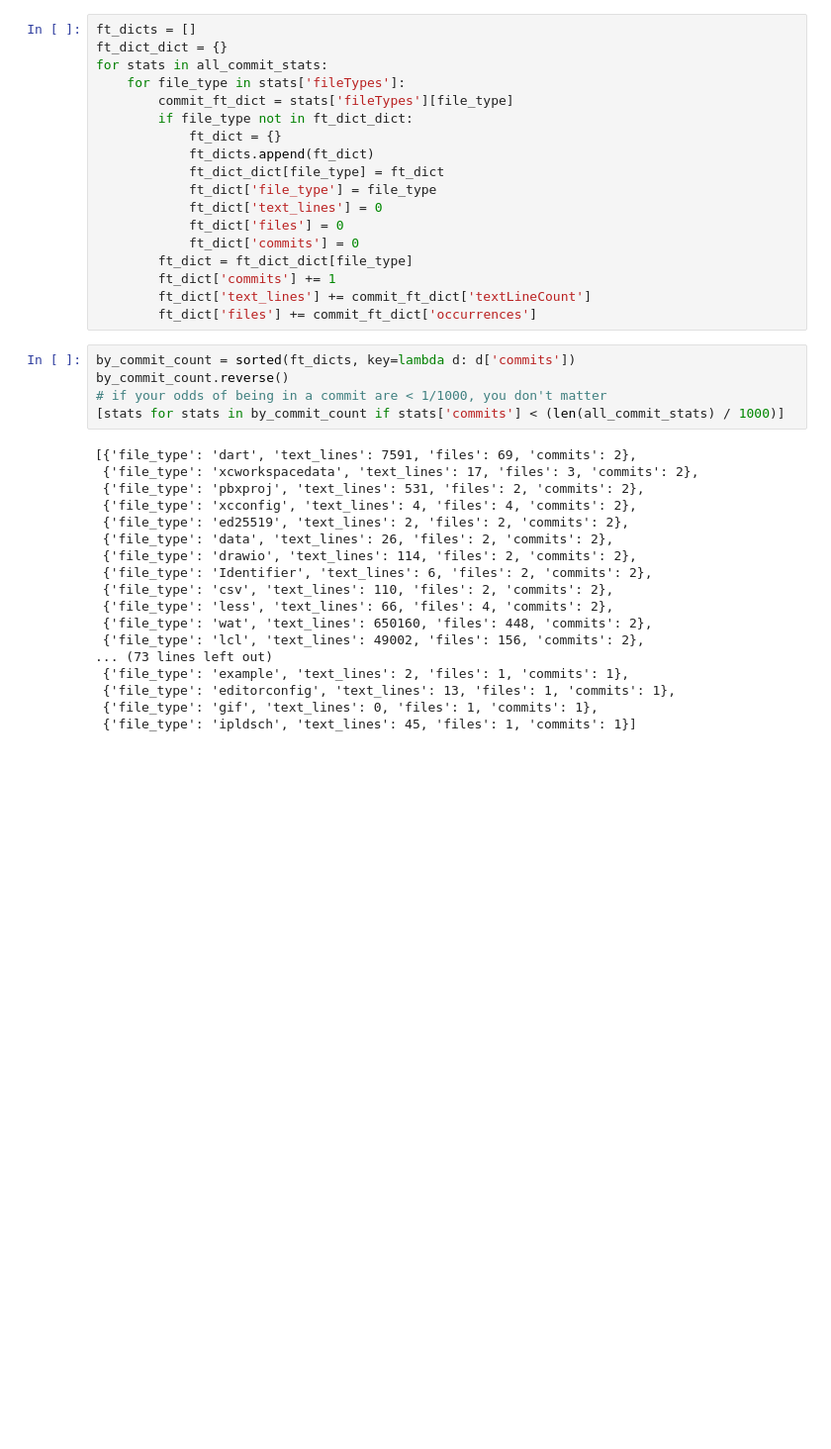
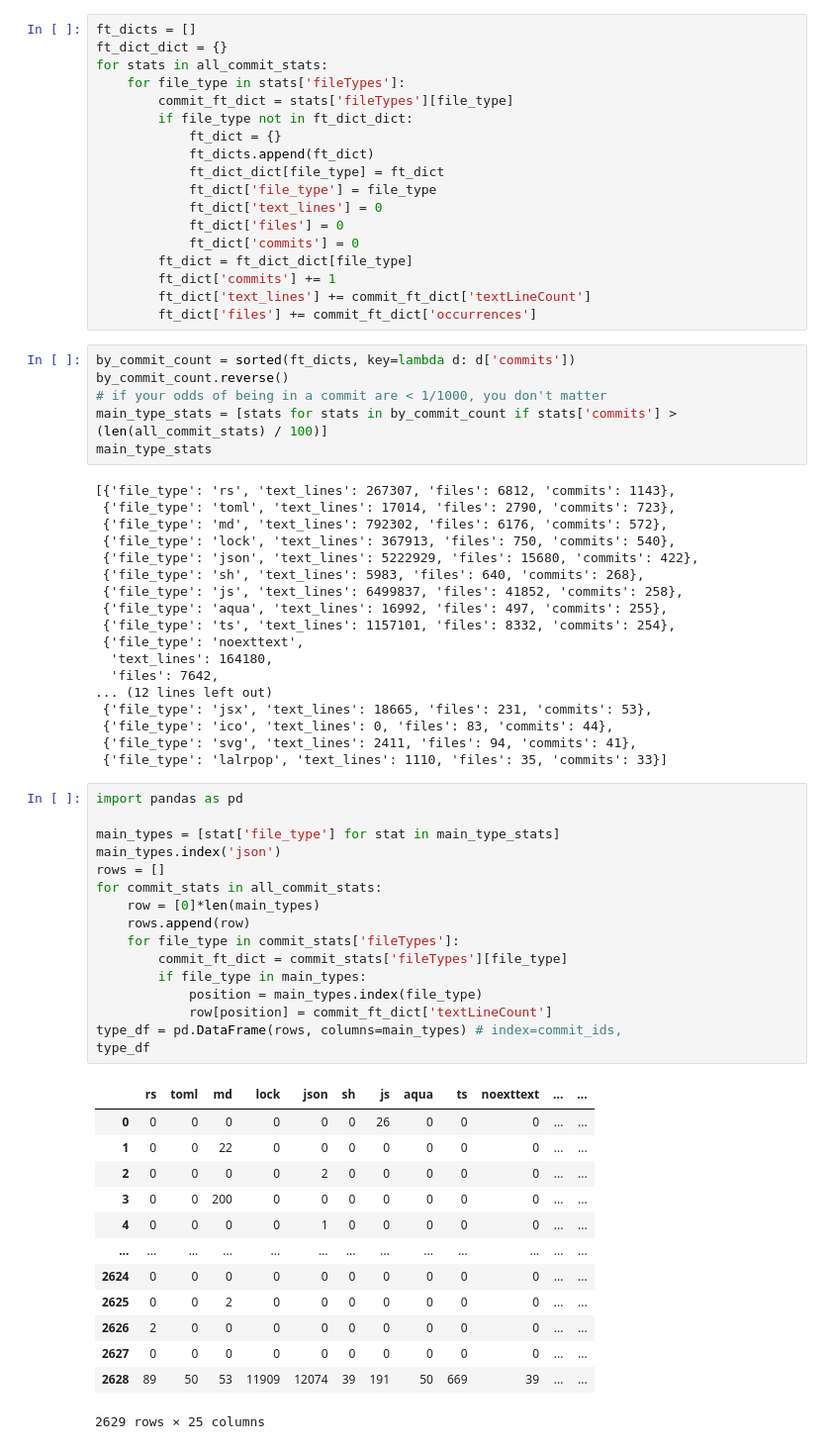
Before and after one commit to Deadman-DAO/Web3HackerNetwork, a Jupyter notebook: sandbox/notebooks/bob/commit_stat_analytics.ipynb, the cells around one changed output. Shown at 99% size. Drawn from its saved outputs; the diff is of its cells as text; blank space fills up the shorter version.

```diff
--- a/sandbox/notebooks/bob/commit_stat_analytics.ipynb
+++ b/sandbox/notebooks/bob/commit_stat_analytics.ipynb
@@ -49,22 +49,53 @@ for stats in all_commit_stats:
 by_commit_count = sorted(ft_dicts, key=lambda d: d['commits'])
 by_commit_count.reverse()
 # if your odds of being in a commit are < 1/1000, you don't matter
-[stats for stats in by_commit_count if stats['commits'] < (len(all_commit_stats) / 1000)]
+main_type_stats = [stats for stats in by_commit_count if stats['commits'] > (len(all_commit_stats) / 100)]
+main_type_stats
 # %% [output]
-[{'file_type': 'dart', 'text_lines': 7591, 'files': 69, 'commits': 2},
- {'file_type': 'xcworkspacedata', 'text_lines': 17, 'files': 3, 'commits': 2},
- {'file_type': 'pbxproj', 'text_lines': 531, 'files': 2, 'commits': 2},
- {'file_type': 'xcconfig', 'text_lines': 4, 'files': 4, 'commits': 2},
- {'file_type': 'ed25519', 'text_lines': 2, 'files': 2, 'commits': 2},
- {'file_type': 'data', 'text_lines': 26, 'files': 2, 'commits': 2},
- {'file_type': 'drawio', 'text_lines': 114, 'files': 2, 'commits': 2},
- {'file_type': 'Identifier', 'text_lines': 6, 'files': 2, 'commits': 2},
- {'file_type': 'csv', 'text_lines': 110, 'files': 2, 'commits': 2},
- {'file_type': 'less', 'text_lines': 66, 'files': 4, 'commits': 2},
- {'file_type': 'wat', 'text_lines': 650160, 'files': 448, 'commits': 2},
- {'file_type': 'lcl', 'text_lines': 49002, 'files': 156, 'commits': 2},
-... (73 lines left out)
- {'file_type': 'example', 'text_lines': 2, 'files': 1, 'commits': 1},
- {'file_type': 'editorconfig', 'text_lines': 13, 'files': 1, 'commits': 1},
- {'file_type': 'gif', 'text_lines': 0, 'files': 1, 'commits': 1},
- {'file_type': 'ipldsch', 'text_lines': 45, 'files': 1, 'commits': 1}]
+[{'file_type': 'rs', 'text_lines': 267307, 'files': 6812, 'commits': 1143},
+ {'file_type': 'toml', 'text_lines': 17014, 'files': 2790, 'commits': 723},
+ {'file_type': 'md', 'text_lines': 792302, 'files': 6176, 'commits': 572},
+ {'file_type': 'lock', 'text_lines': 367913, 'files': 750, 'commits': 540},
+ {'file_type': 'json', 'text_lines': 5222929, 'files': 15680, 'commits': 422},
+ {'file_type': 'sh', 'text_lines': 5983, 'files': 640, 'commits': 268},
+ {'file_type': 'js', 'text_lines': 6499837, 'files': 41852, 'commits': 258},
+ {'file_type': 'aqua', 'text_lines': 16992, 'files': 497, 'commits': 255},
+ {'file_type': 'ts', 'text_lines': 1157101, 'files': 8332, 'commits': 254},
+ {'file_type': 'noexttext',
+  'text_lines': 164180,
+  'files': 7642,
+... (12 lines left out)
+ {'file_type': 'jsx', 'text_lines': 18665, 'files': 231, 'commits': 53},
+ {'file_type': 'ico', 'text_lines': 0, 'files': 83, 'commits': 44},
+ {'file_type': 'svg', 'text_lines': 2411, 'files': 94, 'commits': 41},
+ {'file_type': 'lalrpop', 'text_lines': 1110, 'files': 35, 'commits': 33}]
+# %%
+import pandas as pd
+
+main_types = [stat['file_type'] for stat in main_type_stats]
+main_types.index('json')
+rows = []
+for commit_stats in all_commit_stats:
+    row = [0]*len(main_types)
+    rows.append(row)
+    for file_type in commit_stats['fileTypes']:
+        commit_ft_dict = commit_stats['fileTypes'][file_type]
+        if file_type in main_types:
+            position = main_types.index(file_type)
+            row[position] = commit_ft_dict['textLineCount']
+type_df = pd.DataFrame(rows, columns=main_types) # index=commit_ids,
+type_df
+# %% [output]
+|  | rs | toml | md | lock | json | sh | js | aqua | ts | noexttext | ... | ... |
+| 0 | 0 | 0 | 0 | 0 | 0 | 0 | 26 | 0 | 0 | 0 | ... | ... |
+| 1 | 0 | 0 | 22 | 0 | 0 | 0 | 0 | 0 | 0 | 0 | ... | ... |
+| 2 | 0 | 0 | 0 | 0 | 2 | 0 | 0 | 0 | 0 | 0 | ... | ... |
+| 3 | 0 | 0 | 200 | 0 | 0 | 0 | 0 | 0 | 0 | 0 | ... | ... |
+| 4 | 0 | 0 | 0 | 0 | 1 | 0 | 0 | 0 | 0 | 0 | ... | ... |
+| ... | ... | ... | ... | ... | ... | ... | ... | ... | ... | ... | ... | ... |
+| 2624 | 0 | 0 | 0 | 0 | 0 | 0 | 0 | 0 | 0 | 0 | ... | ... |
+| 2625 | 0 | 0 | 2 | 0 | 0 | 0 | 0 | 0 | 0 | 0 | ... | ... |
+| 2626 | 2 | 0 | 0 | 0 | 0 | 0 | 0 | 0 | 0 | 0 | ... | ... |
+| 2627 | 0 | 0 | 0 | 0 | 0 | 0 | 0 | 0 | 0 | 0 | ... | ... |
+| 2628 | 89 | 50 | 53 | 11909 | 12074 | 39 | 191 | 50 | 669 | 39 | ... | ... |
+2629 rows × 25 columns
```
Also changed, not shown: parts of 1 cell of this notebook, 1 other file.
